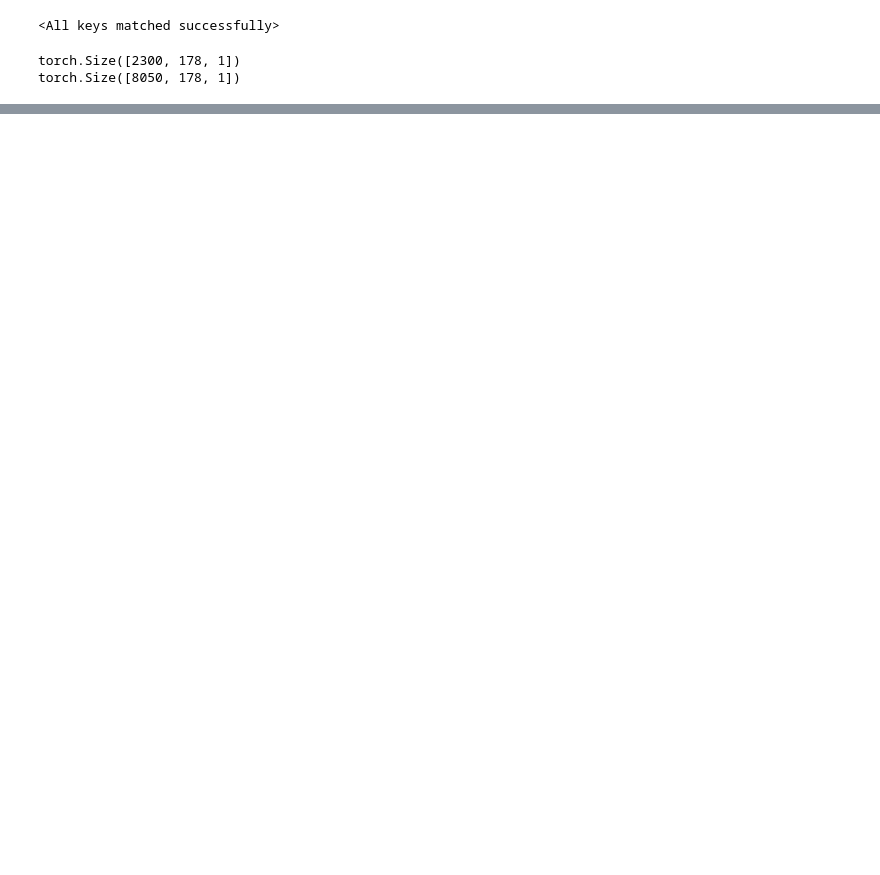
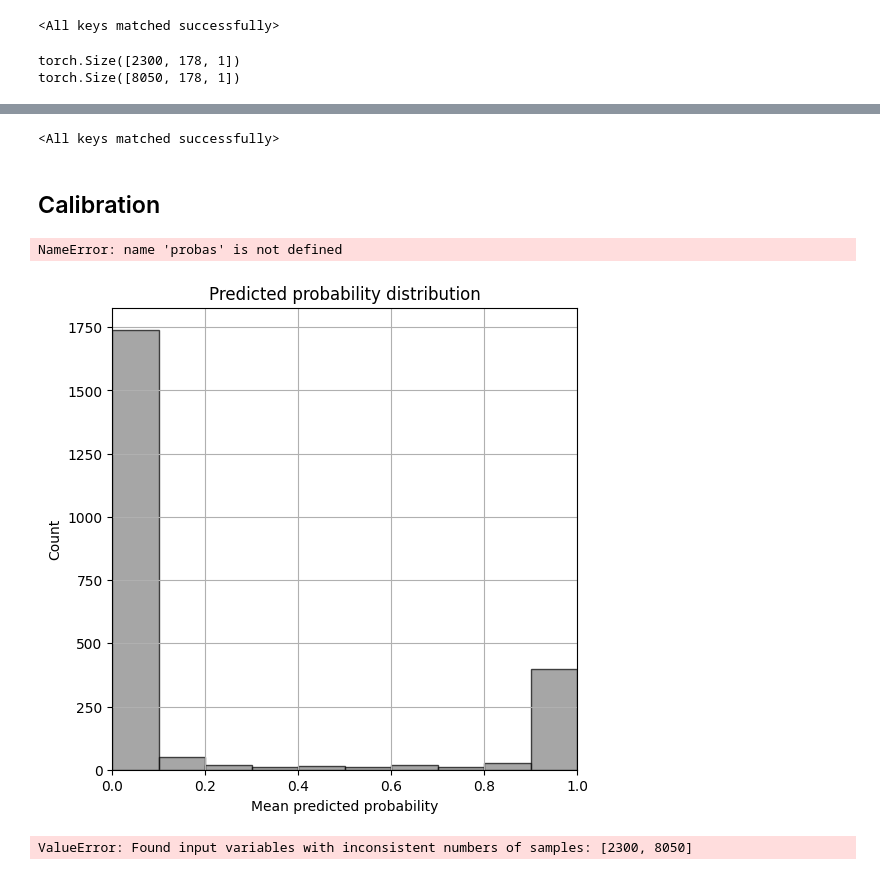
Before and after one commit to darosali/har-pu-learning, a Jupyter notebook: epilepsy_asym_learn.ipynb, the cells around one changed output, grey strips where cells are left out. Saved outputs shown, nothing was run; the diff lists cells and outputs as text; code cells hidden in the pictures; blank space fills up the shorter version.

Commit message:
Add calibration analysis of epilepsy dataset

```diff
--- a/epilepsy_asym_learn.ipynb
+++ b/epilepsy_asym_learn.ipynb
@@ -898,3 +917,7 @@ In percentage: 0.9304
 # %%
-torch.save(model_mamba.state_dict(), "models/epilepsy_mamba2_convproj_AsymLoss_0.3.pth")
-#model_mamba.load_state_dict(torch.load("models/epilepsy_mamba2_AsymLoss_0.1.pth", weights_only=True))
+#torch.save(model_mamba.state_dict(), "models/epilepsy_mamba2_convproj_AsymLoss_0.3.pth")
+model_mamba.load_state_dict(torch.load("models/epilepsy_mamba2_convproj_AsymLoss_0.3.pth", weights_only=True))
+# %% [output]
+<All keys matched successfully>
+# %% [markdown]
+## Calibration
@@ -900,0 +929,33 @@ torch.save(model_mamba.state_dict(), "models/epilepsy_mamba2_convproj_AsymLoss_0
+# %%
+y_prob_before = torch.softmax(torch.tensor(probas), dim=1).numpy()
+n_bins = 10
+y_prob_before
+# %% [output]
+NameError: name 'probas' is not defined
+# %%
+# The histogram of probability distribution (positive class)
+bins = np.linspace(0.0, 1.0, 11)
+plt.figure(figsize=(6,6))
+plt.hist(y_prob_before[:, 1], bins=bins, color='gray', edgecolor="black", alpha=0.7)
+plt.xlabel("Mean predicted probability")
+plt.ylabel("Count")
+plt.title("Predicted probability distribution")
+plt.xlim(0, 1)
+plt.grid(True)
+plt.show()
+# %% [output]
+[figure, added]
+# %%
+prob_true, prob_pred = calibration_curve(y_test, y_prob_before[:, 1], n_bins=10)
+# There are very few samples in the bins in the middle
+plt.figure(figsize=(6,6))
+plt.plot(prob_pred, prob_true, marker='o', label='InceptionTime, gamma=0.1')
+plt.plot([0,1], [0,1], 'k--', label='Perfectly calibrated')
+plt.xlabel('Mean predicted probability')
+plt.ylabel('Fraction of positives')
+plt.title('Reliability Diagram (InceptionTime)')
+plt.legend()
+plt.grid()
+plt.show()
+# %% [output]
+ValueError: Found input variables with inconsistent numbers of samples: [2300, 8050]
```
Also changed, not shown: parts of 47 cells of this notebook, 3 other files.
